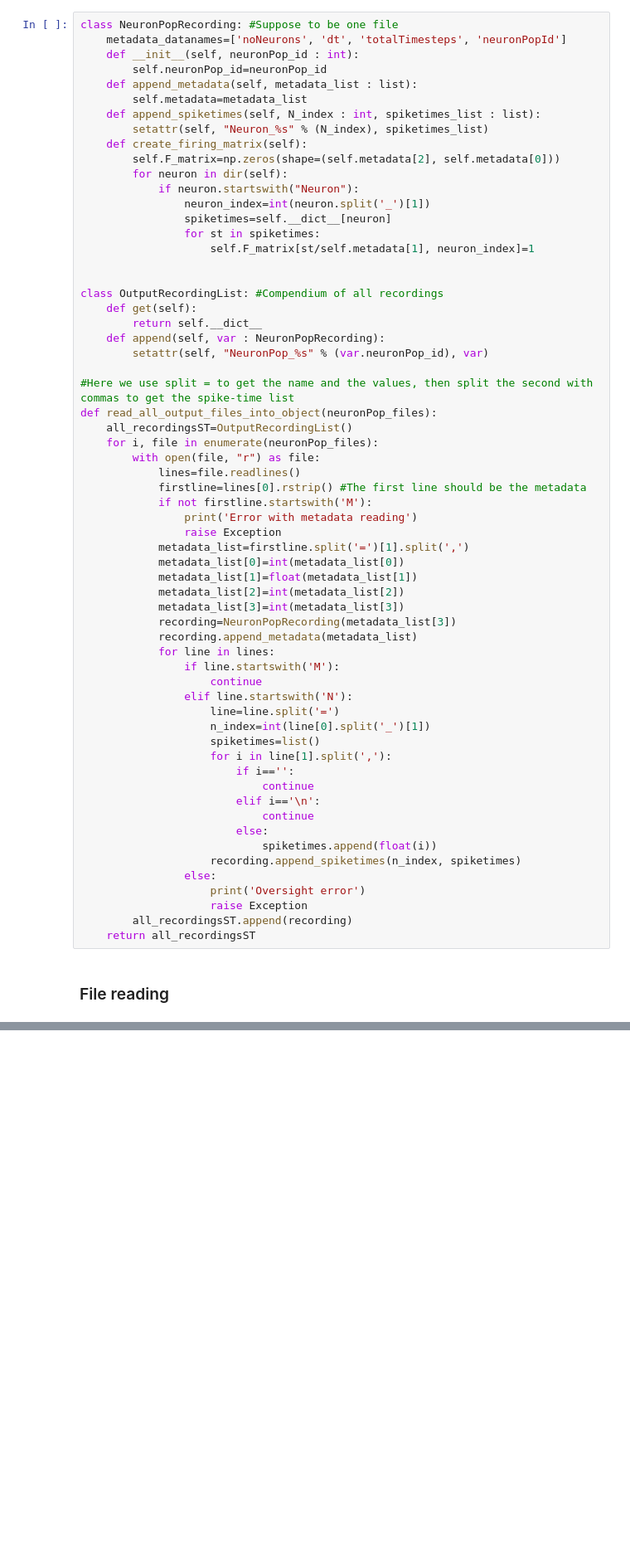
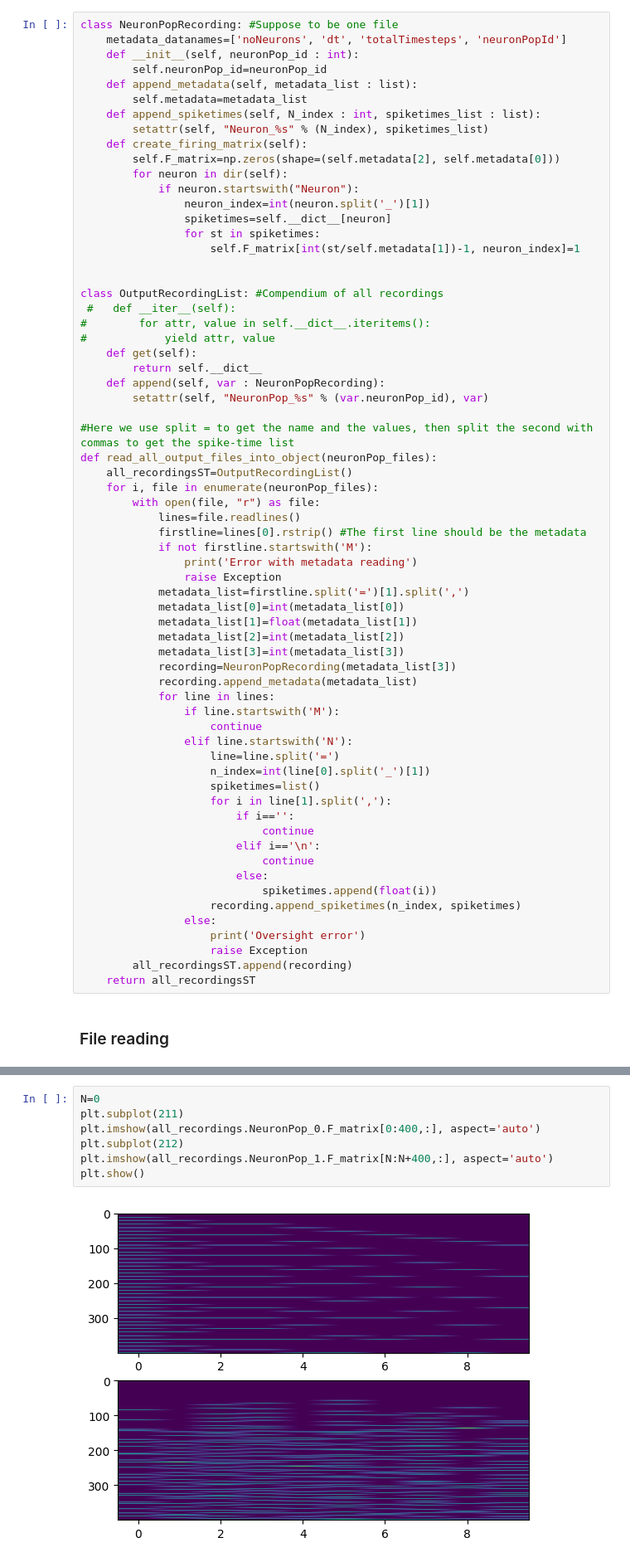
Before and after one commit to tatjanaTchuT/BrainCode, a Jupyter notebook: Test_Results/Test11/Test11_DataAnalysis.ipynb, the cells around one changed output, grey strips where cells are left out. Shown: that part at 83% size. Saved outputs shown, nothing was run; the diff lists cells and outputs as text; blank space fills up the shorter version.

```diff
--- a/Test_Results/Test11/Test11_DataAnalysis.ipynb
+++ b/Test_Results/Test11/Test11_DataAnalysis.ipynb
@@ -18,10 +18,13 @@ class NeuronPopRecording: #Suppose to be one file
                 neuron_index=int(neuron.split('_')[1])
                 spiketimes=self.__dict__[neuron]
                 for st in spiketimes:
-                    self.F_matrix[st/self.metadata[1], neuron_index]=1
+                    self.F_matrix[int(st/self.metadata[1])-1, neuron_index]=1
 
 
 class OutputRecordingList: #Compendium of all recordings
+ #   def __iter__(self):
+#        for attr, value in self.__dict__.iteritems():
+#            yield attr, value
     def get(self):
         return self.__dict__
     def append(self, var : NeuronPopRecording):
@@ -105,0 +92,9 @@ all_recordings.NeuronPop_0.__dict__
+# %%
+N=0
+plt.subplot(211)
+plt.imshow(all_recordings.NeuronPop_0.F_matrix[0:400,:], aspect='auto')
+plt.subplot(212)
+plt.imshow(all_recordings.NeuronPop_1.F_matrix[N:N+400,:], aspect='auto')
+plt.show()
+# %% [output]
+[figure, added]
```
Also changed, not shown: parts of 6 cells of this notebook, 1 other file.
